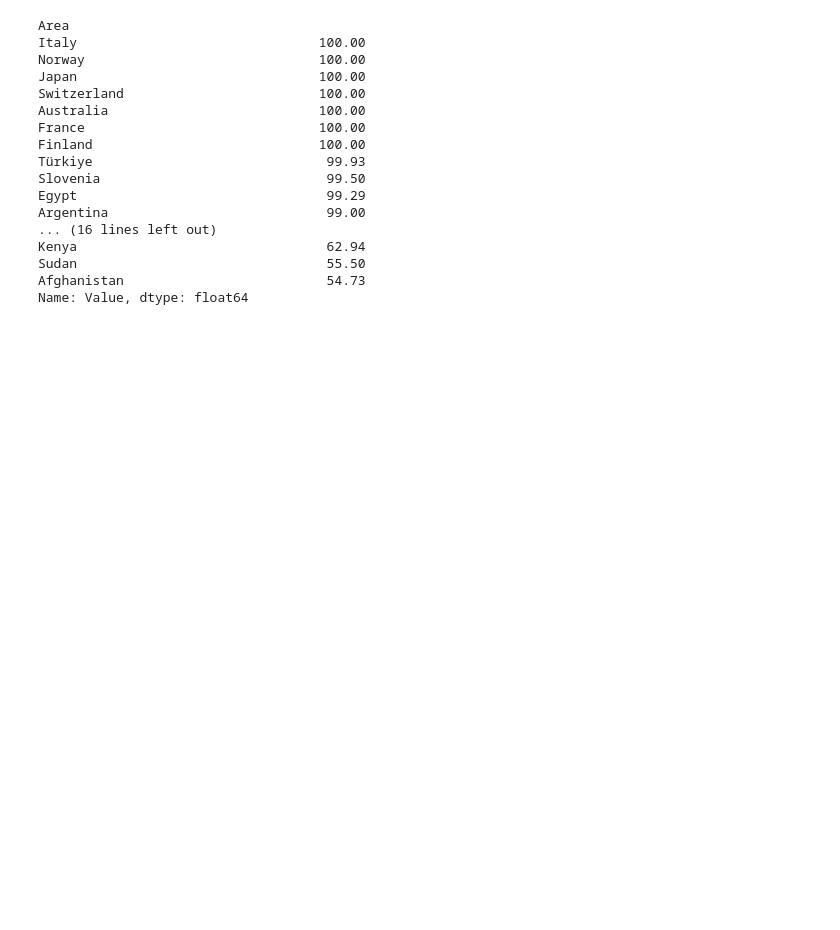
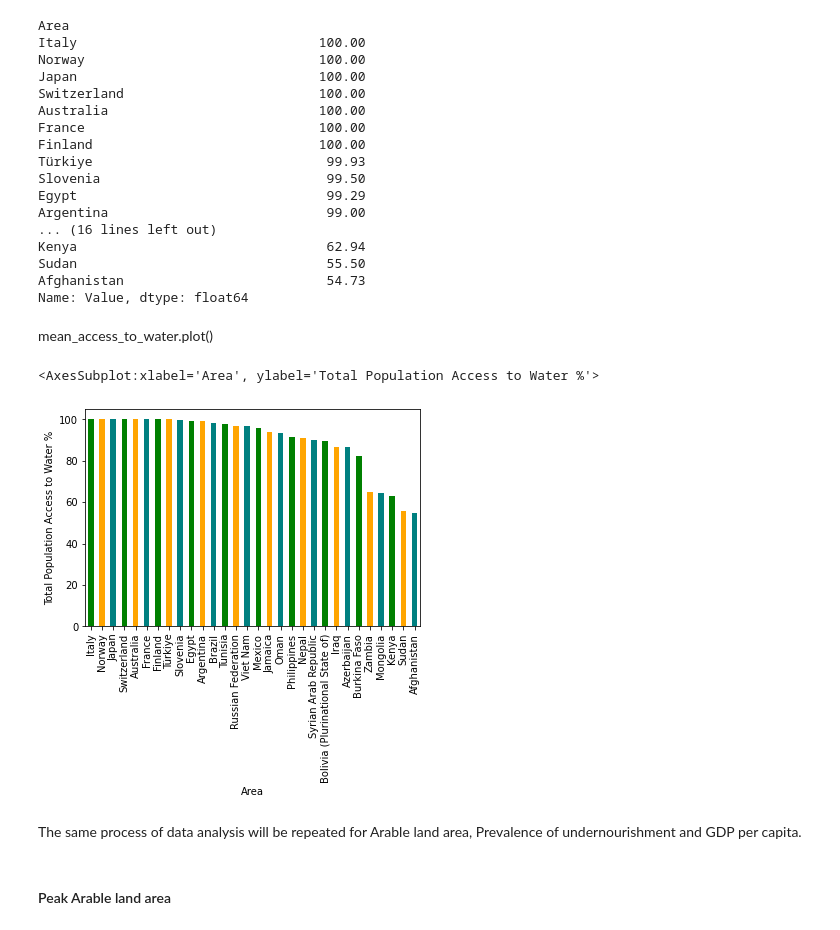
Before and after one commit to Programmer-ms742001/DataAnalysisProject, a Jupyter notebook: Data Analysis Main.ipynb, the cells around one changed output. Cells and saved outputs as stored; diff of their text form; code cells hidden in the pictures; blank space fills up the shorter version.

Commit message:
Completed bar charts on four columns. Began work on correlation graphs.

```diff
--- a/Data Analysis Main.ipynb
+++ b/Data Analysis Main.ipynb
@@ -184,3 +187,14 @@ Kenya                                62.94
 Sudan                                55.50
 Afghanistan                          54.73
 Name: Value, dtype: float64
+# %% [markdown]
+mean_access_to_water.plot()
+# %%
+mean_access_to_water.plot.bar(xlabel='Area', ylabel='Total Population Access to Water %', color=['green','orange','teal'])
+# %% [output]
+<AxesSubplot:xlabel='Area', ylabel='Total Population Access to Water %'>
+[figure, added]
+# %% [markdown]
+The same process of data analysis will be repeated for Arable land area, Prevalence of undernourishment and GDP per capita.
+# %% [markdown]
+#### Peak Arable land area
```
Also changed, not shown: parts of 19 cells of this notebook.
